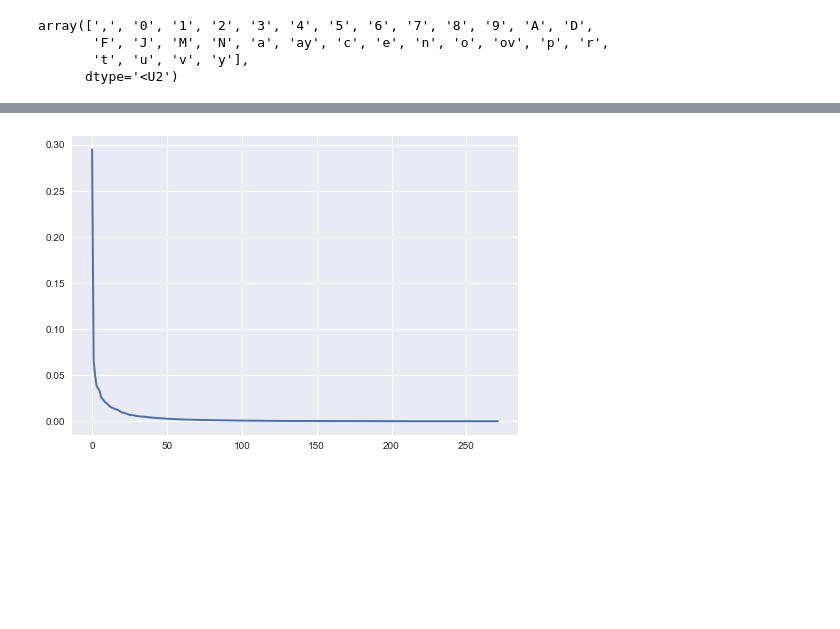
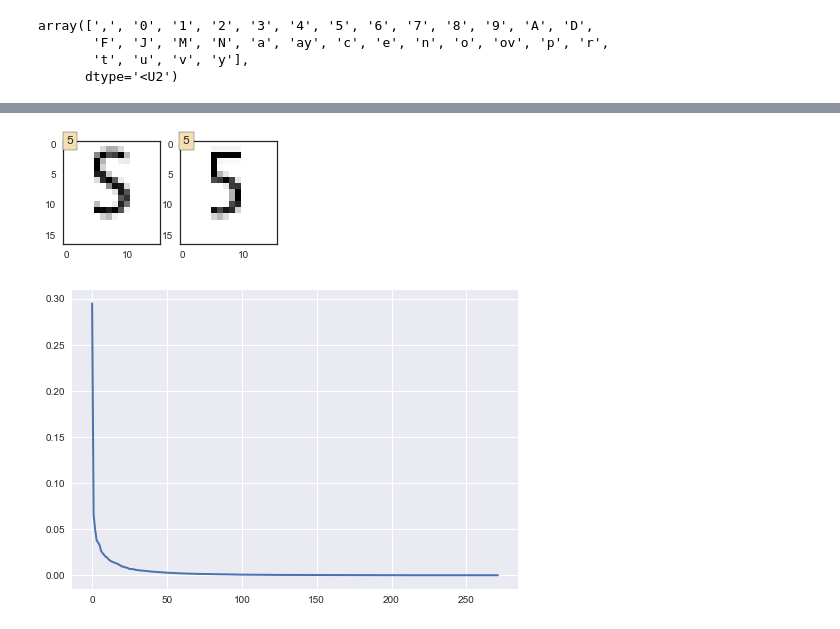
Before and after one commit to kota7/kgschart, a Jupyter notebook: train/3e-train_nicer_caption-en_model.ipynb, the cells around one changed output, grey strips where cells are left out. Cells and saved outputs as stored; diff of their text form; code cells hidden in the pictures; blank space fills up the shorter version.

```diff
--- a/train/3e-train_nicer_caption-en_model.ipynb
+++ b/train/3e-train_nicer_caption-en_model.ipynb
@@ -222,3 +224,7 @@ random_plot(X, Y)
+# %%
+random_plot(X[Y=='5'], Y[Y=='5'])
+# %% [output]
+[figure, added]
 # %%
 # generate test data from image data generator
 X_test, Y_test = generate_augmented_data(X, Y, 10000, seed = 8)
```
Also changed, not shown: parts of 9 cells of this notebook, 49 other files.
